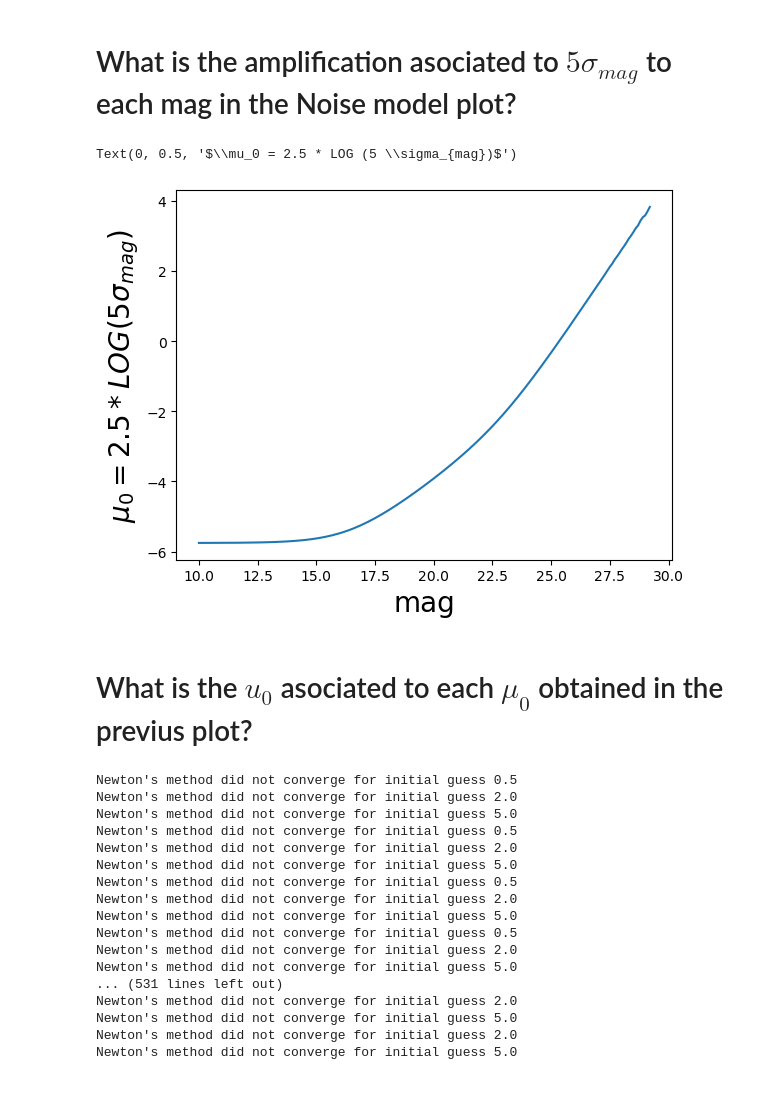
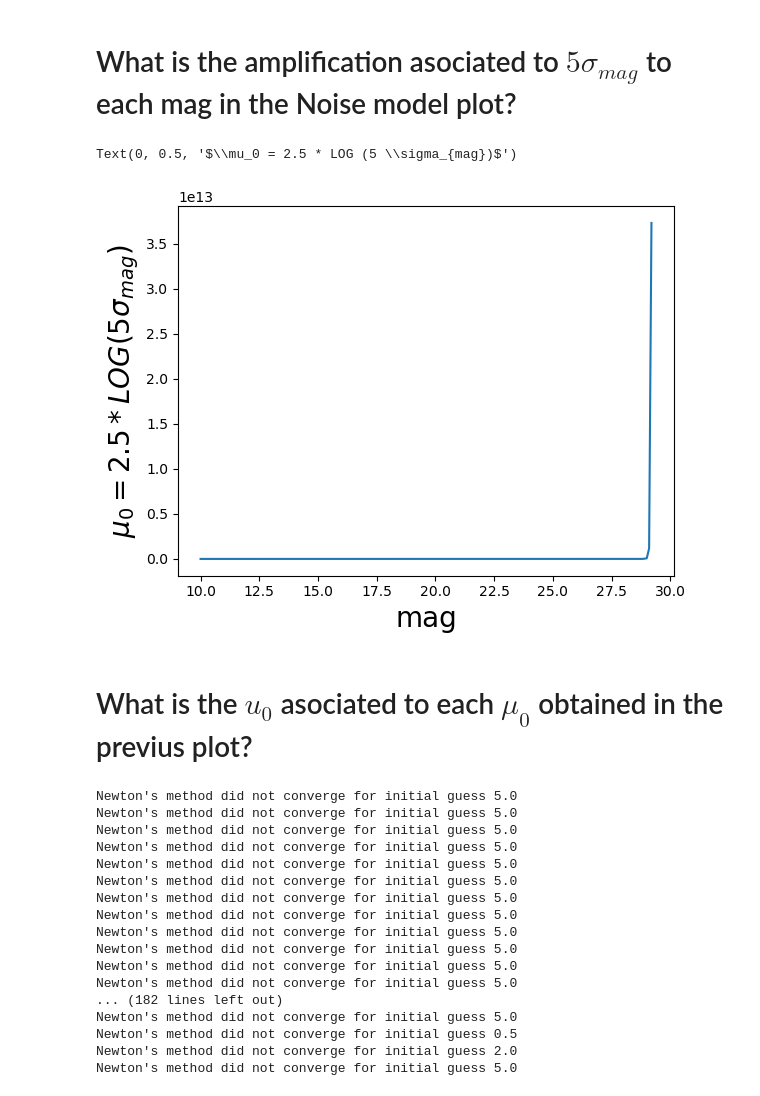
Before and after one commit to anibal-art/Roman_Rubin_NASA, a Jupyter notebook: u0_vs_mag.ipynb, the cells around one changed output. Saved outputs shown, nothing was run; the diff lists cells and outputs as text; code cells hidden in the pictures.

```diff
--- a/u0_vs_mag.ipynb
+++ b/u0_vs_mag.ipynb
@@ -17,13 +17,13 @@ Text(0, 0.5, '$\\sigma_{mag}$')
 # %% [markdown]
 # What is the amplification asociated to $5\sigma_{mag}$ to each mag in the Noise model plot?
 # %%
-mu0 = 2.5*np.log10(5*snr['err_mag'])
+mu0 = 10**(5*snr['err_mag']/2.5)
 plt.plot(snr['mag'],mu0)
 plt.xlabel('mag', fontsize=20)
 plt.ylabel('$\\mu_0 = 2.5 * LOG (5 \\sigma_{mag})$', fontsize=20)
 # %% [output]
 Text(0, 0.5, '$\\mu_0 = 2.5 * LOG (5 \\sigma_{mag})$')
-[figure, old version]
+[figure, new version]
 # %% [markdown]
 # What is the $u_0$ asociated to each $\mu_0$ obtained in the previus plot?
 # %%
@@ -61,23 +61,23 @@ for target_mu in mu0:
         mag_plot.append(snr['mag'][i])
     i+=1
 # %% [output]
-Newton's method did not converge for initial guess 0.5
-Newton's method did not converge for initial guess 2.0
+Newton's method did not converge for initial guess 5.0
+Newton's method did not converge for initial guess 5.0
+Newton's method did not converge for initial guess 5.0
+Newton's method did not converge for initial guess 5.0
+Newton's method did not converge for initial guess 5.0
+Newton's method did not converge for initial guess 5.0
+Newton's method did not converge for initial guess 5.0
+Newton's method did not converge for initial guess 5.0
+Newton's method did not converge for initial guess 5.0
+Newton's method did not converge for initial guess 5.0
+Newton's method did not converge for initial guess 5.0
+Newton's method did not converge for initial guess 5.0
+... (182 lines left out)
 Newton's method did not converge for initial guess 5.0
 Newton's method did not converge for initial guess 0.5
 Newton's method did not converge for initial guess 2.0
 Newton's method did not converge for initial guess 5.0
-Newton's method did not converge for initial guess 0.5
-Newton's method did not converge for initial guess 2.0
-Newton's method did not converge for initial guess 5.0
-Newton's method did not converge for initial guess 0.5
-Newton's method did not converge for initial guess 2.0
-Newton's method did not converge for initial guess 5.0
-... (531 lines left out)
-Newton's method did not converge for initial guess 2.0
-Newton's method did not converge for initial guess 5.0
-Newton's method did not converge for initial guess 2.0
-Newton's method did not converge for initial guess 5.0
 # %%
 import numpy as np
 from scipy.optimize import brentq
```
Also changed, not shown: parts of 2 cells of this notebook.
